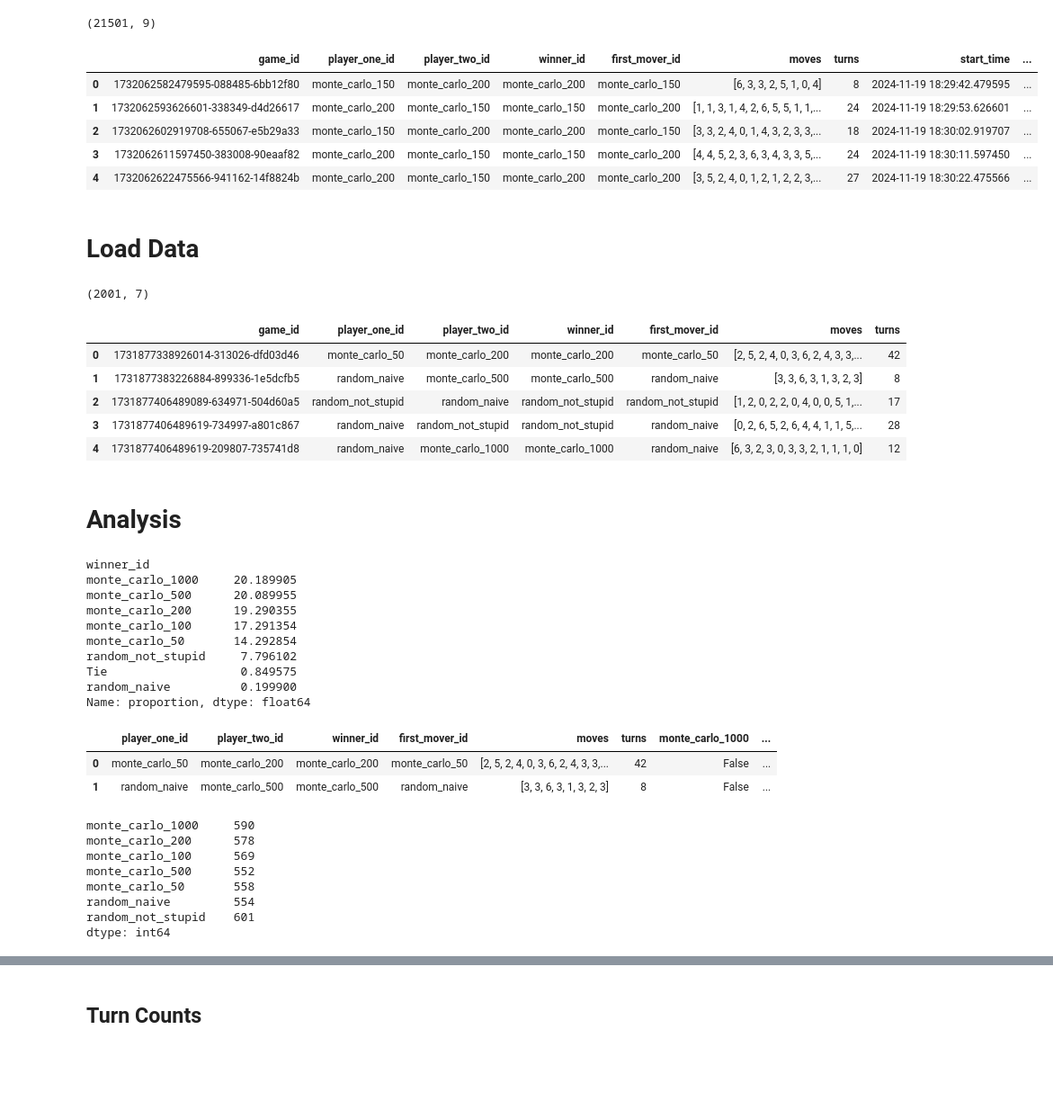
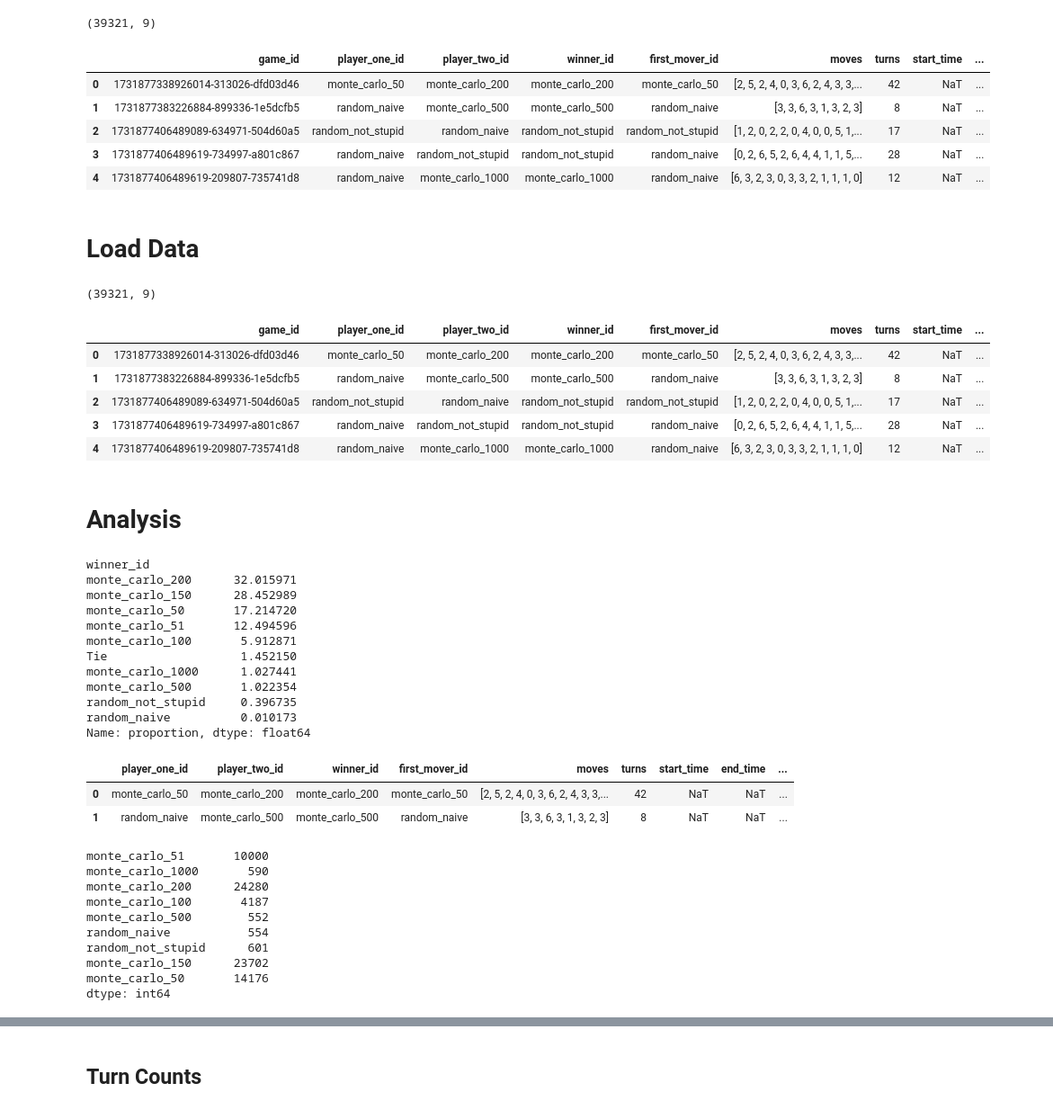
Before and after one commit to Brandt-moreThan4/ConnectFour, a Jupyter notebook: notebooks/simulation_analysis_arena_vc.ipynb, the cells around one changed output, grey strips where cells are left out. Shown: that part at 90% size. Cells and saved outputs as stored; diff of their text form; code cells hidden in the pictures; blank space fills up the shorter version.

```diff
--- a/analysis/simulation_analysis_arena_vc.ipynb
+++ b/notebooks/simulation_analysis_arena_vc.ipynb
@@ -13,23 +13,23 @@ PROJECT_FOLDER = Path().absolute().parent
 # %%
 
 DATA_FOLDER = PROJECT_FOLDER / 'model_training' / 'data'
 DATA_FILE = DATA_FOLDER / 'stable' / 'simulation_data_1_r1_r2.json'
 DATA_FILE = DATA_FOLDER / 'simulation_data_testing.json'
-DATA_FILE = DATA_FOLDER / 'arena_simulation4.json'
+DATA_FILE = DATA_FOLDER / 'master_db.json'
 
 DATA_FILE.absolute()
 # DATA_FILE.exists()
 raw_data_df = pd.read_json(DATA_FILE)
 print(raw_data_df.shape)
 raw_data_df.head()
 # %% [output]
-(21501, 9)
+(39321, 9)
 |  | game_id | player_one_id | player_two_id | winner_id | first_mover_id | moves | turns | start_time | ... |
-| 0 | 1732062582479595-088485-6bb12f80 | monte_carlo_150 | monte_carlo_200 | monte_carlo_200 | monte_carlo_150 | [6, 3, 3, 2, 5, 1, 0, 4] | 8 | 2024-11-19 18:29:42.479595 | ... |
-| 1 | 1732062593626601-338349-d4d26617 | monte_carlo_200 | monte_carlo_150 | monte_carlo_150 | monte_carlo_200 | [1, 1, 3, 1, 4, 2, 6, 5, 5, 1, 1,... | 24 | 2024-11-19 18:29:53.626601 | ... |
-| 2 | 1732062602919708-655067-e5b29a33 | monte_carlo_150 | monte_carlo_200 | monte_carlo_200 | monte_carlo_150 | [3, 3, 2, 4, 0, 1, 4, 3, 2, 3, 3,... | 18 | 2024-11-19 18:30:02.919707 | ... |
-| 3 | 1732062611597450-383008-90eaaf82 | monte_carlo_200 | monte_carlo_150 | monte_carlo_150 | monte_carlo_200 | [4, 4, 5, 2, 3, 6, 3, 4, 3, 3, 5,... | 24 | 2024-11-19 18:30:11.597450 | ... |
-| 4 | 1732062622475566-941162-14f8824b | monte_carlo_200 | monte_carlo_150 | monte_carlo_200 | monte_carlo_200 | [3, 5, 2, 4, 0, 1, 2, 1, 2, 2, 3,... | 27 | 2024-11-19 18:30:22.475566 | ... |
+| 0 | 1731877338926014-313026-dfd03d46 | monte_carlo_50 | monte_carlo_200 | monte_carlo_200 | monte_carlo_50 | [2, 5, 2, 4, 0, 3, 6, 2, 4, 3, 3,... | 42 | NaT | ... |
+| 1 | 1731877383226884-899336-1e5dcfb5 | random_naive | monte_carlo_500 | monte_carlo_500 | random_naive | [3, 3, 6, 3, 1, 3, 2, 3] | 8 | NaT | ... |
+| 2 | 1731877406489089-634971-504d60a5 | random_not_stupid | random_naive | random_not_stupid | random_not_stupid | [1, 2, 0, 2, 2, 0, 4, 0, 0, 5, 1,... | 17 | NaT | ... |
+| 3 | 1731877406489619-734997-a801c867 | random_naive | random_not_stupid | random_not_stupid | random_naive | [0, 2, 6, 5, 2, 6, 4, 4, 1, 1, 5,... | 28 | NaT | ... |
+| 4 | 1731877406489619-209807-735741d8 | random_naive | monte_carlo_1000 | monte_carlo_1000 | random_naive | [6, 3, 2, 3, 0, 3, 3, 2, 1, 1, 1, 0] | 12 | NaT | ... |
 # %% [markdown]
 # Load Data
 # %%
@@ -37,13 +37,13 @@ raw_data_df = pd.read_json(DATA_FILE)
 print(raw_data_df.shape)
 raw_data_df.head()
 # %% [output]
-(2001, 7)
+(39321, 9)
-|  | game_id | player_one_id | player_two_id | winner_id | first_mover_id | moves | turns |
-| 0 | 1731877338926014-313026-dfd03d46 | monte_carlo_50 | monte_carlo_200 | monte_carlo_200 | monte_carlo_50 | [2, 5, 2, 4, 0, 3, 6, 2, 4, 3, 3,... | 42 |
-| 1 | 1731877383226884-899336-1e5dcfb5 | random_naive | monte_carlo_500 | monte_carlo_500 | random_naive | [3, 3, 6, 3, 1, 3, 2, 3] | 8 |
-| 2 | 1731877406489089-634971-504d60a5 | random_not_stupid | random_naive | random_not_stupid | random_not_stupid | [1, 2, 0, 2, 2, 0, 4, 0, 0, 5, 1,... | 17 |
-| 3 | 1731877406489619-734997-a801c867 | random_naive | random_not_stupid | random_not_stupid | random_naive | [0, 2, 6, 5, 2, 6, 4, 4, 1, 1, 5,... | 28 |
-| 4 | 1731877406489619-209807-735741d8 | random_naive | monte_carlo_1000 | monte_carlo_1000 | random_naive | [6, 3, 2, 3, 0, 3, 3, 2, 1, 1, 1, 0] | 12 |
+|  | game_id | player_one_id | player_two_id | winner_id | first_mover_id | moves | turns | start_time | ... |
+| 0 | 1731877338926014-313026-dfd03d46 | monte_carlo_50 | monte_carlo_200 | monte_carlo_200 | monte_carlo_50 | [2, 5, 2, 4, 0, 3, 6, 2, 4, 3, 3,... | 42 | NaT | ... |
+| 1 | 1731877383226884-899336-1e5dcfb5 | random_naive | monte_carlo_500 | monte_carlo_500 | random_naive | [3, 3, 6, 3, 1, 3, 2, 3] | 8 | NaT | ... |
+| 2 | 1731877406489089-634971-504d60a5 | random_not_stupid | random_naive | random_not_stupid | random_not_stupid | [1, 2, 0, 2, 2, 0, 4, 0, 0, 5, 1,... | 17 | NaT | ... |
+| 3 | 1731877406489619-734997-a801c867 | random_naive | random_not_stupid | random_not_stupid | random_naive | [0, 2, 6, 5, 2, 6, 4, 4, 1, 1, 5,... | 28 | NaT | ... |
+| 4 | 1731877406489619-209807-735741d8 | random_naive | monte_carlo_1000 | monte_carlo_1000 | random_naive | [6, 3, 2, 3, 0, 3, 3, 2, 1, 1, 1, 0] | 12 | NaT | ... |
 # %% [markdown]
 # Analysis
 # %%
@@ -54,14 +54,16 @@ data_df = data_df.drop(columns=['game_id'])
 data_df['winner_id'].value_counts(normalize=True) * 100
 # %% [output]
 winner_id
-monte_carlo_1000     20.189905
-monte_carlo_500      20.089955
-monte_carlo_200      19.290355
-monte_carlo_100      17.291354
-monte_carlo_50       14.292854
-random_not_stupid     7.796102
-Tie                   0.849575
-random_naive          0.199900
+monte_carlo_200      32.015971
+monte_carlo_150      28.452989
+monte_carlo_50       17.214720
+monte_carlo_51       12.494596
+monte_carlo_100       5.912871
+Tie                   1.452150
+monte_carlo_1000      1.027441
+monte_carlo_500       1.022354
+random_not_stupid     0.396735
+random_naive          0.010173
 Name: proportion, dtype: float64
 # %%
 # Create indicator columns  for all of the players
@@ -73,19 +75,21 @@ for player in players:
 
 data_df.head(2)
 # %% [output]
-|  | player_one_id | player_two_id | winner_id | first_mover_id | moves | turns | monte_carlo_1000 | ... |
-| 0 | monte_carlo_50 | monte_carlo_200 | monte_carlo_200 | monte_carlo_50 | [2, 5, 2, 4, 0, 3, 6, 2, 4, 3, 3,... | 42 | False | ... |
-| 1 | random_naive | monte_carlo_500 | monte_carlo_500 | random_naive | [3, 3, 6, 3, 1, 3, 2, 3] | 8 | False | ... |
+|  | player_one_id | player_two_id | winner_id | first_mover_id | moves | turns | start_time | end_time | ... |
+| 0 | monte_carlo_50 | monte_carlo_200 | monte_carlo_200 | monte_carlo_50 | [2, 5, 2, 4, 0, 3, 6, 2, 4, 3, 3,... | 42 | NaT | NaT | ... |
+| 1 | random_naive | monte_carlo_500 | monte_carlo_500 | random_naive | [3, 3, 6, 3, 1, 3, 2, 3] | 8 | NaT | NaT | ... |
 # %%
 data_df[players].sum()
 # %% [output]
-monte_carlo_1000     590
-monte_carlo_200      578
-monte_carlo_100      569
-monte_carlo_500      552
-monte_carlo_50       558
-random_naive         554
-random_not_stupid    601
+monte_carlo_51       10000
+monte_carlo_1000       590
+monte_carlo_200      24280
+monte_carlo_100       4187
+monte_carlo_500        552
+random_naive           554
+random_not_stupid      601
+monte_carlo_150      23702
+monte_carlo_50       14176
 dtype: int64
 # %%
 players = [
```
Also changed, not shown: parts of 2 cells of this notebook, 8 other files.
